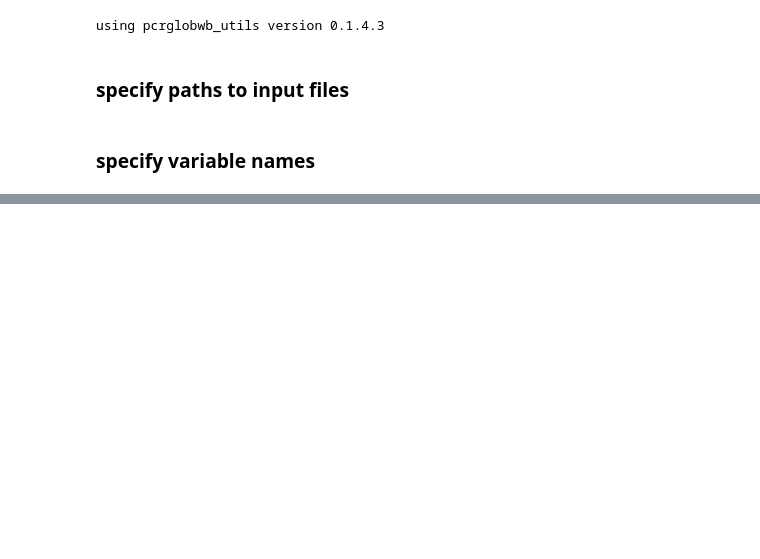
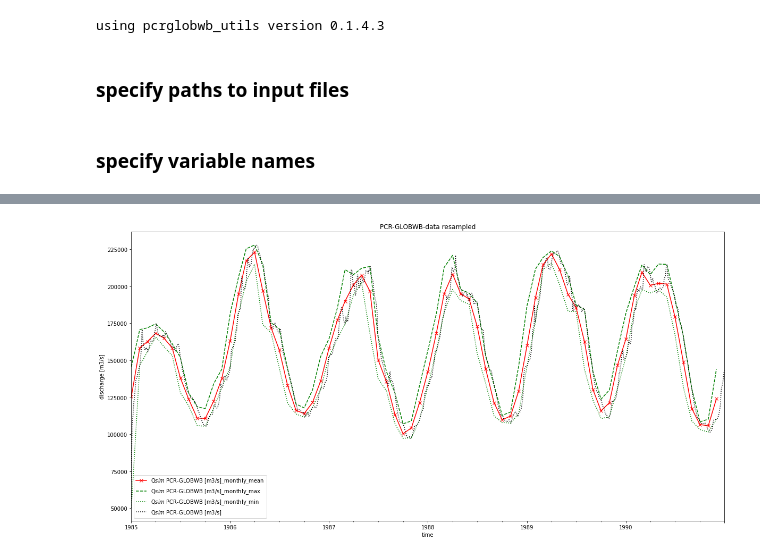
Before and after one commit to JannisHoch/pcrglobwb_utils, a Jupyter notebook: examples/example.ipynb, the cells around one changed output, grey strips where cells are left out. Saved outputs shown, nothing was run; the diff lists cells and outputs as text; code cells hidden in the pictures; blank space fills up the shorter version.

```diff
--- a/examples/example.ipynb
+++ b/examples/example.ipynb
@@ -161,0 +195,12 @@ By parsing the water balance statements in the log file, it is possible to get t
+# %%
+q_sim_obidos_monthly = nc_object.resample2monthly(stat_func='mean', suffix='_monthly')
+q_sim_obidos_monthlyMAX = nc_object.resample2monthly(stat_func='max', suffix='_monthly')
+q_sim_obidos_monthlyMIN = nc_object.resample2monthly(stat_func='min', suffix='_monthly')
+# %%
+ax = q_sim_obidos_monthly.plot(c='r', marker='x', figsize=(20,10))
+q_sim_obidos_monthlyMAX.plot(ax=ax, c='g', linestyle='--')
+q_sim_obidos_monthlyMIN.plot(ax=ax, c='g', linestyle=':')
+q_sim_obidos.plot(ax=ax, c='k', linestyle=':', title='PCR-GLOBWB-data resampled')
+ax.set_ylabel('discharge [m3/s]');
+# %% [output]
+[figure, added]
```
Also changed, not shown: parts of 80 cells of this notebook.
